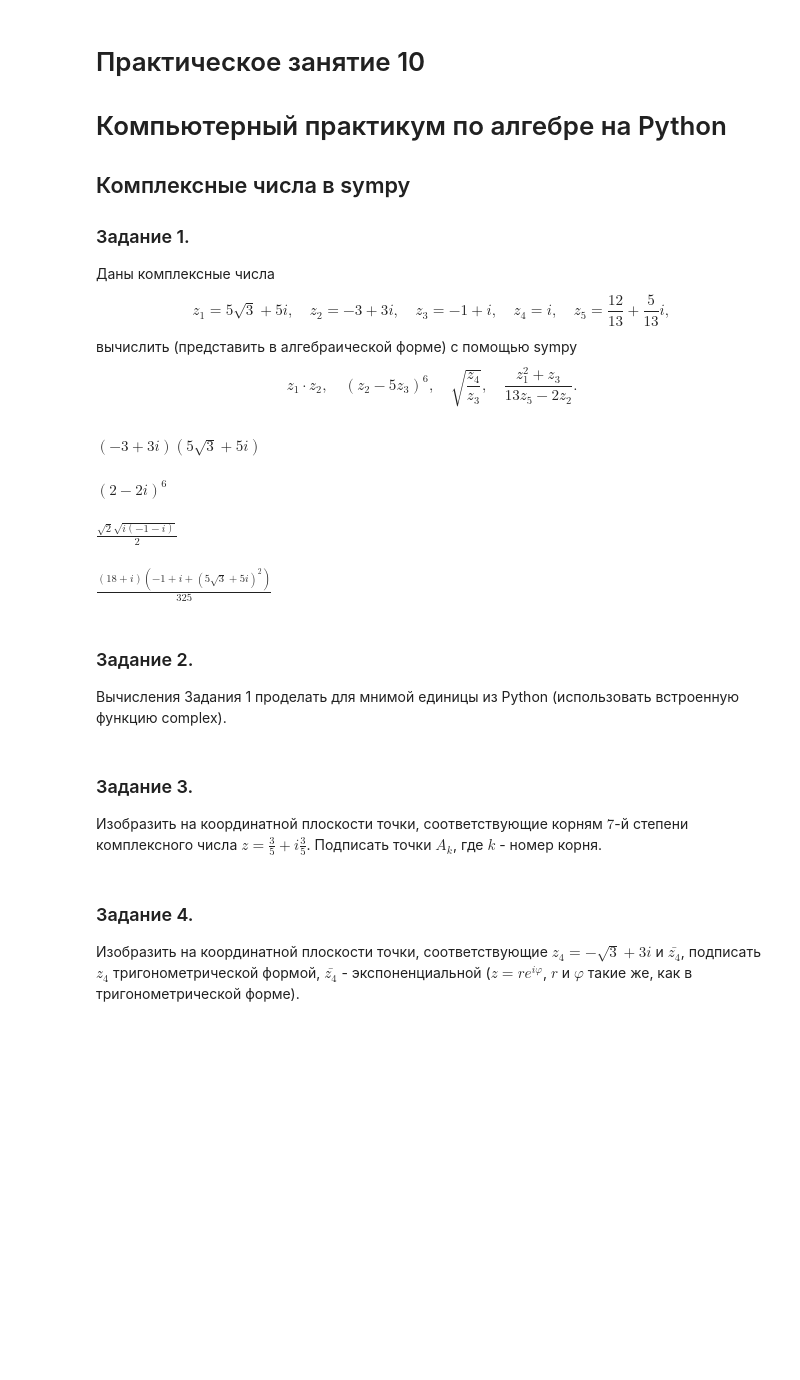
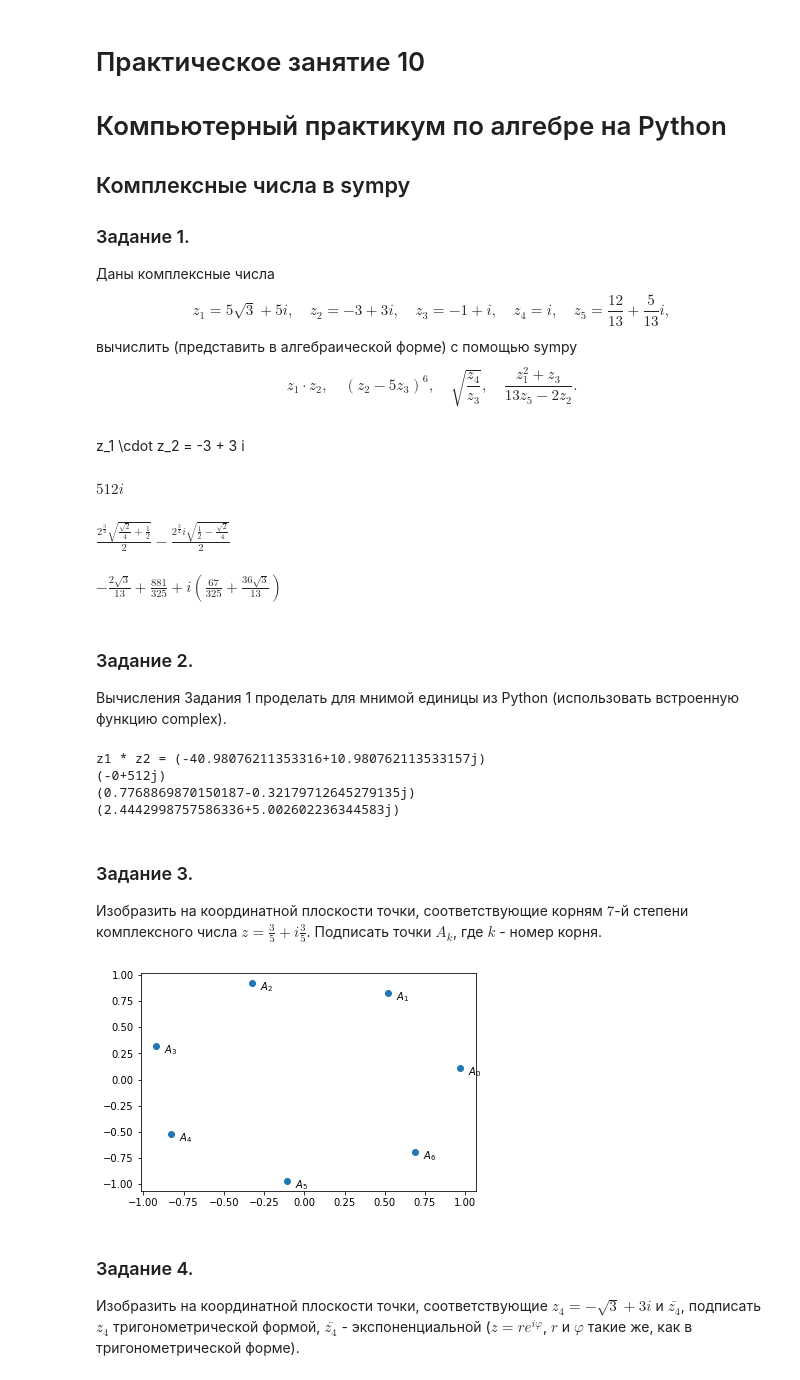
Before and after one commit to i80287/linalg, a Jupyter notebook: task9/Alg_9_2022_23_complex_num_tasks.ipynb, the cells around one changed output. Saved outputs shown, nothing was run; the diff lists cells and outputs as text; code cells hidden in the pictures; blank space fills up the shorter version.

```diff
--- a/task9/Alg_9_2022_23_complex_num_tasks.ipynb
+++ b/task9/Alg_9_2022_23_complex_num_tasks.ipynb
@@ -25,19 +25,38 @@ def main() -> None:
     z4 = I
     z5 = sympy.S(12)/13 + sympy.S(5)/13*I
 
-    display(z1*z2)
-    display((z2-5*z3)**6)
-    display((z4/z3)**sympy.S.Half)
-    display((z1**2 + z3)/(13*z5 - 2*z2))
+    display(Latex(f"z_1 \cdot z_2 = {latex(1*z2)}"))
+    display(sympy.expand_complex((z2 - 5*z3)**6))
+    display(sympy.expand_complex((z4/z3)**sympy.S.Half))
+    display(sympy.expand_complex((z1*z1 + z3)/(13*z5 - 2*z2)))
 
 if __name__ == "__main__":
     main()
 # %% [output]
-$\displaystyle \left(-3 + 3 i\right) \left(5 \sqrt{3} + 5 i\right)$
+z_1 \cdot z_2 = -3 + 3 i
-$\displaystyle \left(2 - 2 i\right)^{6}$
+$\displaystyle 512 i$
-$\displaystyle \frac{\sqrt{2} \sqrt{i \left(-1 - i\right)}}{2}$
+$\displaystyle \frac{2^{\frac{3}{4}} \sqrt{\frac{\sqrt{2}}{4} + \frac{1}{2}}}{2} - \frac{2^{\frac{3}{4}} i \sqrt{\frac{1}{2} - \frac{\sqrt{2}}{4}}}{2}$
-$\displaystyle \frac{\left(18 + i\right) \left(-1 + i + \left(5 \sqrt{3} + 5 i\right)^{2}\right)}{325}$
+$\displaystyle - \frac{2 \sqrt{3}}{13} + \frac{881}{325} + i \left(\frac{67}{325} + \frac{36 \sqrt{3}}{13}\right)$
 # %% [markdown]
 ### Задание  2.
 Вычисления Задания 1 проделать для мнимой единицы из Python (использовать встроенную функцию complex).
+# %%
+def main():
+  z1 = complex(5*3**0.5, 5)
+  z2 = complex(-3, 3)
+  z3 = complex(-1, 1)
+  z4 = complex(0, 1)
+  z5 = complex(12/13, 5/13)
+  print(f"z1 * z2 = {z1*z2}")
+  print((z2 - 5*z3)**6)
+  print((z4/z3)**0.5)
+  print((z1*z1 + z3)/(13*z5 - 2*z2))
+
+if __name__ == "__main__":
+  main()
+# %% [output]
+z1 * z2 = (-40.98076211353316+10.980762113533157j)
+(-0+512j)
+(0.7768869870150187-0.32179712645279135j)
+(2.4442998757586336+5.002602236344583j)
 # %% [markdown]
@@ -44,5 +64,26 @@ $\displaystyle \frac{\left(18 + i\right) \left(-1 + i + \left(5 \sqrt{3} + 5 i\r
 ### Задание  3.
 Изобразить на координатной плоскости точки, соответствующие корням  $7$-й степени комплексного числа $z = \frac{3}{5} + i\frac{3}{5}$. Подписать точки $A_k$, где $k$  - номер корня.
+# %%
+def main():
+  z = sympy.S(3)/5 + I*sympy.S(3)/5
+  N: int = 7
+
+  roots_list = [sympy.root(z, N, k) for k in range(N)]
+  roots_x = [sympy.re(z_num) for z_num in roots_list]
+  roots_y = [sympy.im(z_num) for z_num in roots_list]
+
+  plt.scatter(roots_x, roots_y)
+  for i, (root, root_x, root_y) in enumerate(zip(roots_list, roots_x, roots_y)):
+    plt.annotate(
+      f"$A_{i}$",
+      xy=(root_x, root_y),
+      xytext=(root_x + 0.05, root_y - 0.07)
+    )
+
+if __name__ == "__main__":
+  main()
+# %% [output]
+[figure, added]
 # %% [markdown]
 ### Задание  4.
 Изобразить на координатной плоскости точки, соответствующие $z_4 = - \sqrt{3} + 3i$ и $\bar{z_4}$, подписать $z_4$ тригонометрической формой, $\bar{z_4}$ - экспоненциальной ($z = r e^{i\varphi}$, $r$ и $\varphi$ такие же, как в тригонометрической форме).
```
Also changed, not shown: parts of 4 cells of this notebook.
